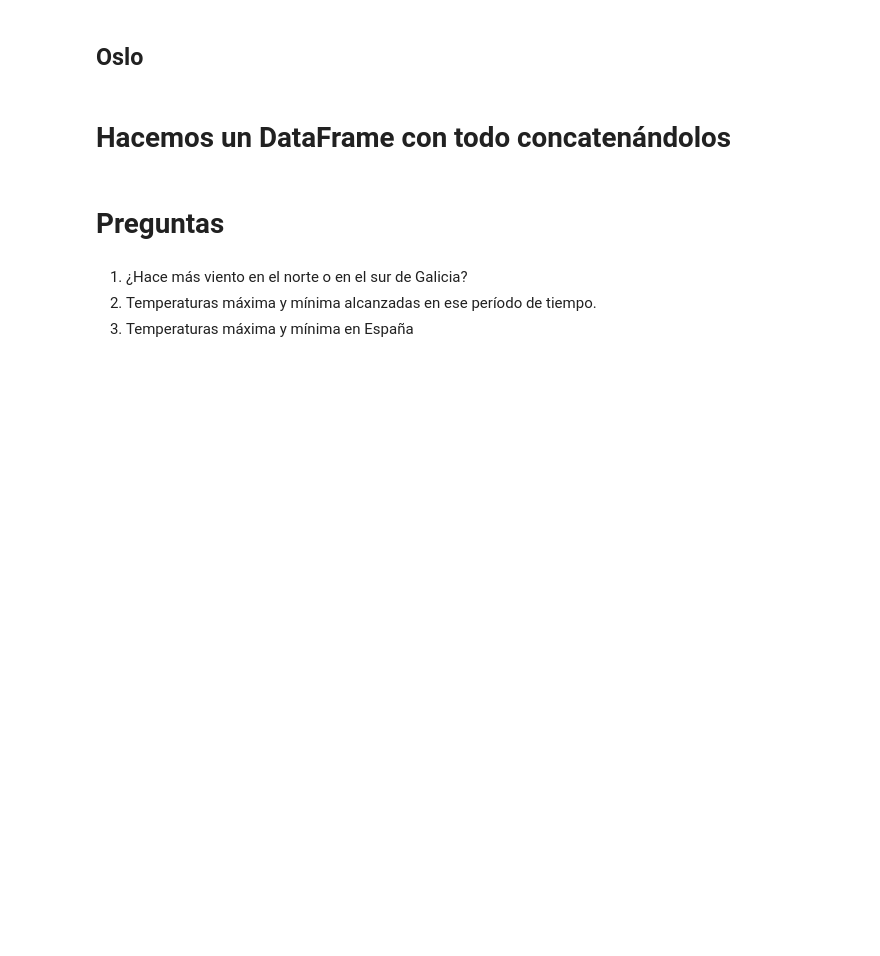
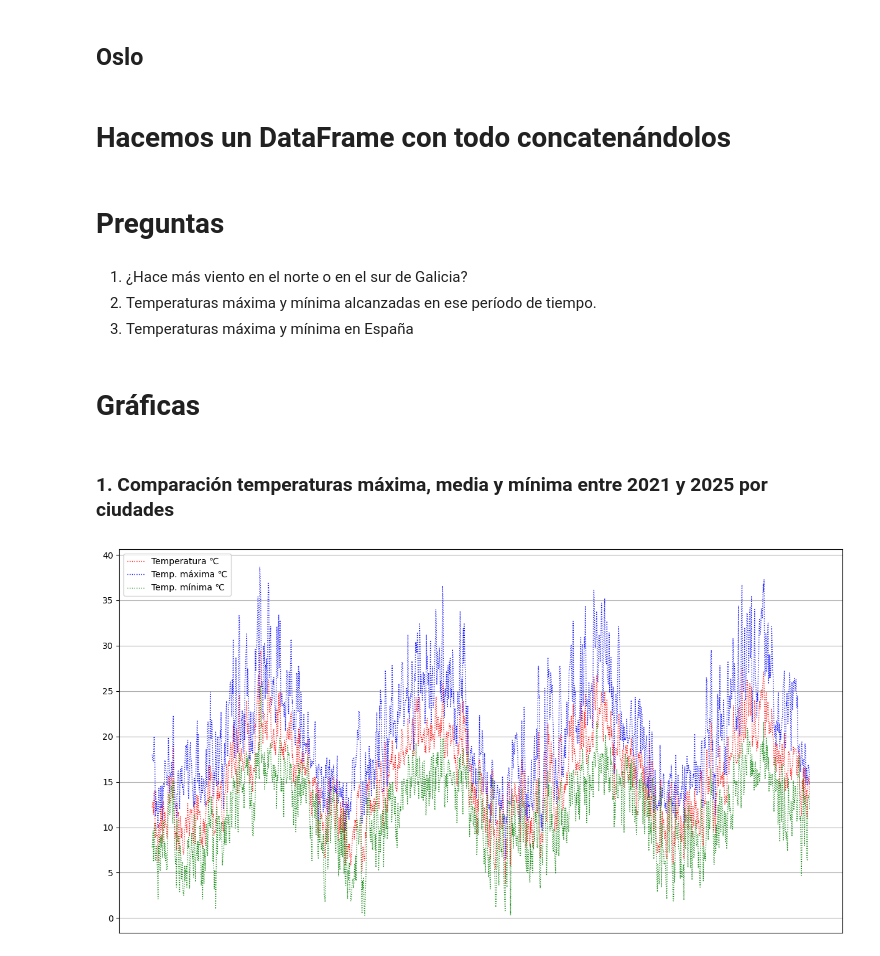
Before and after one commit to Belenm1995/Proyecto_Equipo_D, a Jupyter notebook: Proyecto_D/Análisis_datos.ipynb, the cells around one changed output. Cells and saved outputs as stored; diff of their text form; code cells hidden in the pictures; blank space fills up the shorter version.

```diff
--- a/Proyecto_D/Análisis_datos.ipynb
+++ b/Proyecto_D/Análisis_datos.ipynb
@@ -14,6 +17,7 @@ import matplotlib.pyplot as plt
 ## Pontevedra
 # %%
 df_ponte_21 = pd.read_csv("pontevedra_2021-11-15_2022-11-15.csv")
+df_ponte_21 =
 df_ponte_22 = pd.read_csv("pontevedra_2022-11-15_2023-11-15.csv")
 df_ponte_23 = pd.read_csv("pontevedra_2023-11-15_2024-11-15.csv")
 df_ponte_24 = pd.read_csv("pontevedra_2024-11-15_2025-11-15.csv")
@@ -101,3 +105,52 @@ df = pd.concat([df_ponte, df_coruna, df_caldes, df_palmadr, df_paiporta, df_guat
 1. ¿Hace más viento en el norte o en el sur de Galicia?
 2. Temperaturas máxima y mínima alcanzadas en ese período de tiempo.
 3. Temperaturas máxima y mínima en España
+# %% [markdown]
+# Gráficas
+# %% [markdown]
+### 1. Comparación temperaturas máxima, media y mínima entre 2021 y 2025 por ciudades
+# %%
+X = df_ponte["Fecha"]
+Y1 = df_ponte["Media de la temperatura"]
+Y2 = df_ponte["Temperatura máxima"]
+Y3 = df_ponte["Temperatura mínima"]
+
+colores = ["red", "blue", "green"]
+
+plt.figure(figsize = (15, 8))
+
+plt.plot(X,
+         Y1,
+         color       = "red",
+         markersize  = 3,
+         linestyle   = ":",
+         linewidth   = 1,
+         alpha       = 0.9,
+         label       = "Temperatura ℃")
+
+plt.plot(X,
+         Y2,
+         color       = "blue",
+         markersize  = 3,
+         linestyle   = ":",
+         linewidth   = 1,
+         alpha       = 0.9,
+         label       = "Temp. máxima ℃")
+
+plt.plot(X,
+         Y3,
+         color       = "green",
+         markersize  = 3,
+         linestyle   = ":",
+         linewidth   = 1,
+         alpha       = 0.9,
+         label       = "Temp. mínima ℃")
+
+
+
+plt.legend()
+plt.xticks([])
+plt.grid()
+plt.show()
+# %% [output]
+[figure, added]
```
Also changed, not shown: parts of 11 cells of this notebook.
